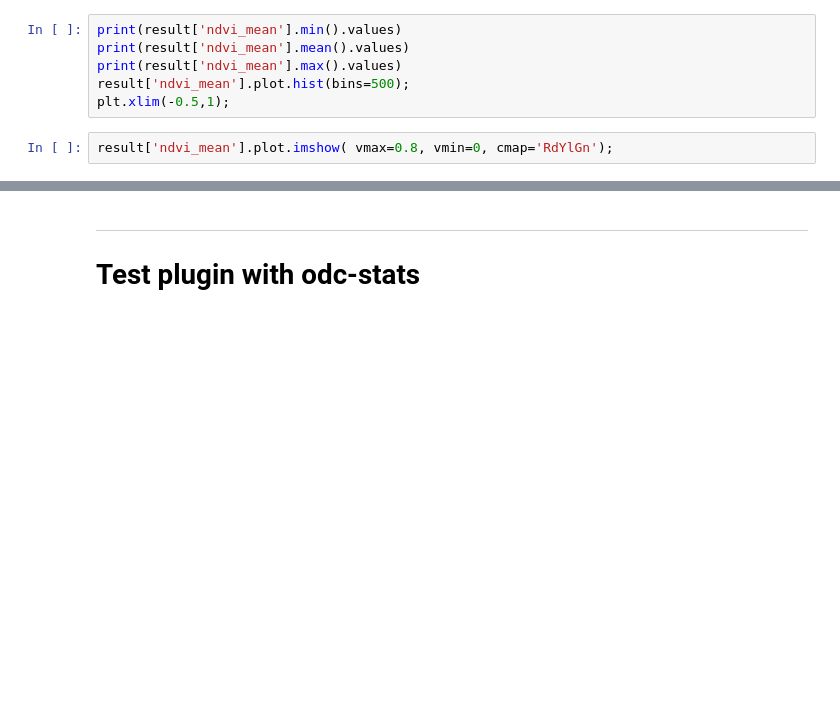
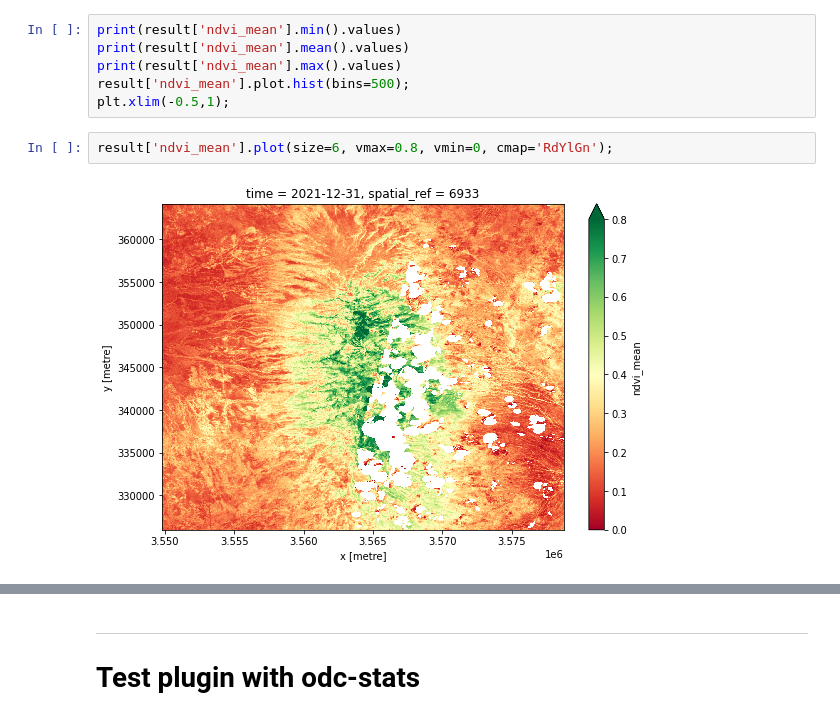
Before and after one commit to digitalearthafrica/ndvi-anomalies, a Jupyter notebook: production/2_Plugin_testing_anomalies.ipynb, the cells around one changed output, grey strips where cells are left out. Cells and saved outputs as stored; diff of their text form; blank space fills up the shorter version.

```diff
--- a/production/2_Plugin_testing_anomalies.ipynb
+++ b/production/2_Plugin_testing_anomalies.ipynb
@@ -95,5 +116,7 @@ print(result['ndvi_mean'].max().values)
 result['ndvi_mean'].plot.hist(bins=500);
 plt.xlim(-0.5,1);
 # %%
-result['ndvi_mean'].plot.imshow( vmax=0.8, vmin=0, cmap='RdYlGn');
+result['ndvi_mean'].plot(size=6, vmax=0.8, vmin=0, cmap='RdYlGn');
+# %% [output]
+[figure, added]
 # %%
```
Also changed, not shown: parts of 5 cells of this notebook, 1 other file.
